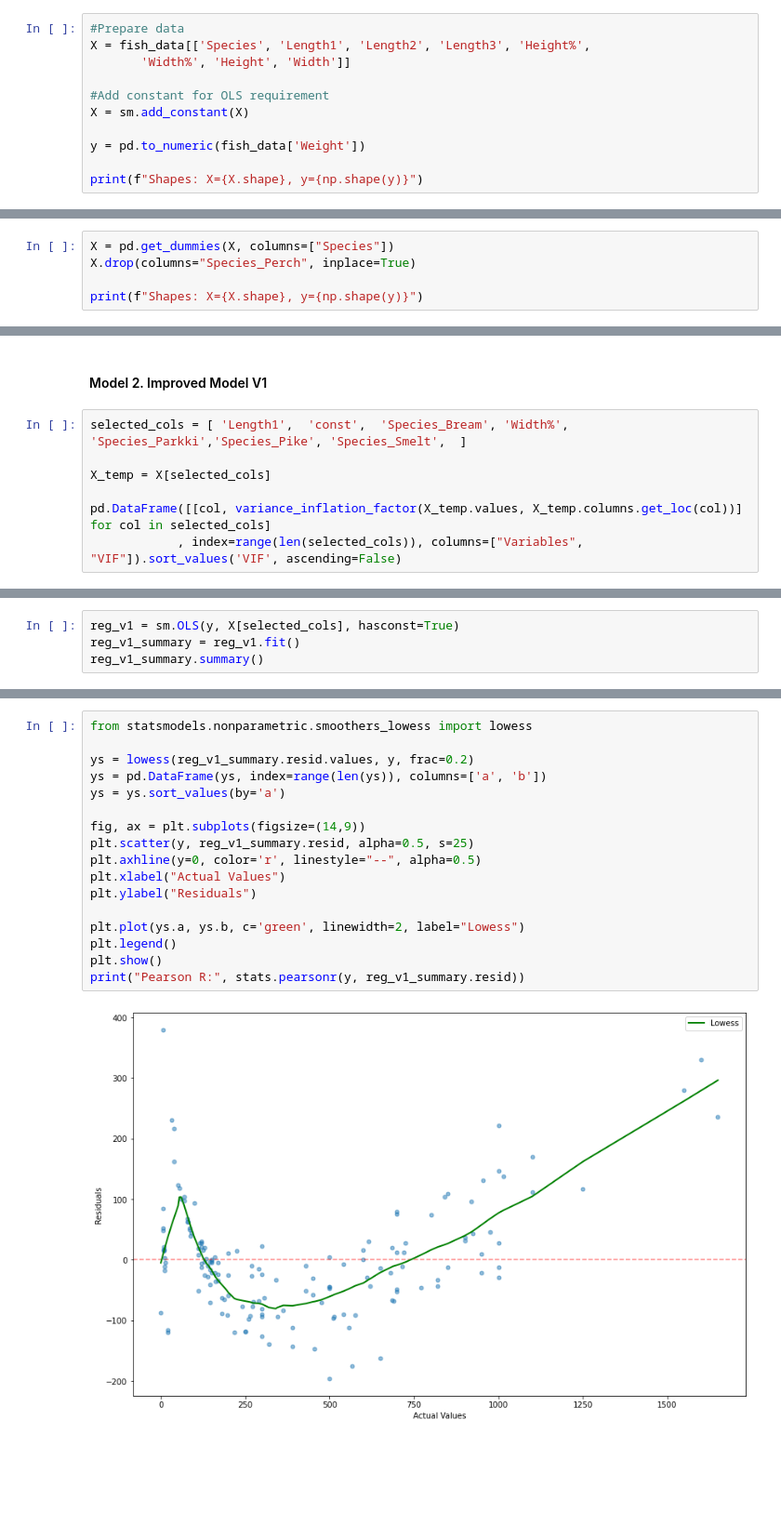
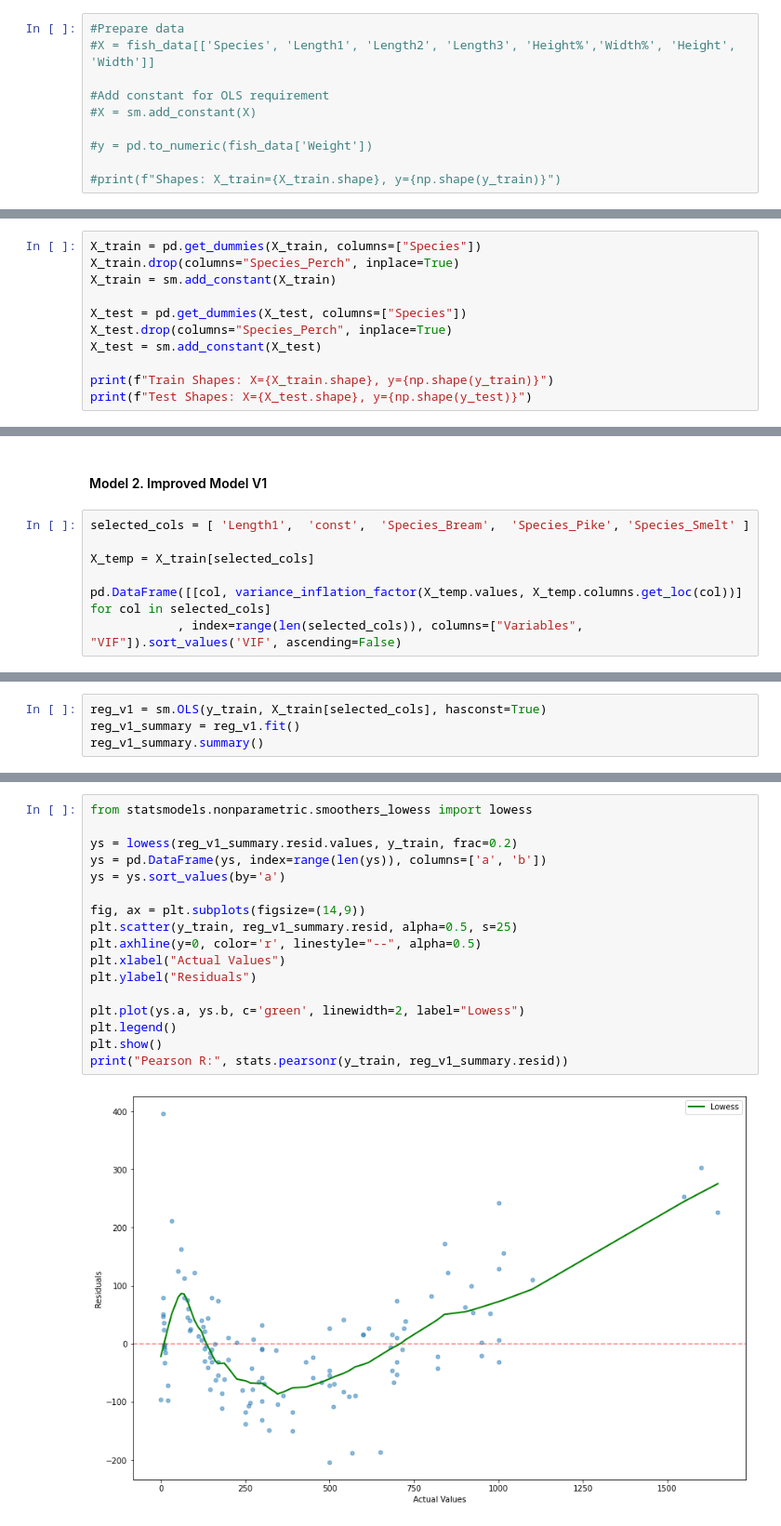
Before and after one commit to mrutyunjay17/Hands-On-Machine-Learning, a Jupyter notebook: practice_dummy_datasets/MLR_Fish_Market/analysis.ipynb, the cells around one changed output, grey strips where cells are left out. Shown at 93% size. Drawn from its saved outputs; the diff is of its cells as text; blank space fills up the shorter version.

````diff
--- a/practice_dummy_datasets/MLR_Fish_Market/analysis.ipynb
+++ b/practice_dummy_datasets/MLR_Fish_Market/analysis.ipynb
@@ -201,11 +281,10 @@ Goal is to study impact of highly correlated independant variables on our predic
 # %%
 #Prepare data
-X = fish_data[['Species', 'Length1', 'Length2', 'Length3', 'Height%',
-       'Width%', 'Height', 'Width']]
+#X = fish_data[['Species', 'Length1', 'Length2', 'Length3', 'Height%','Width%', 'Height', 'Width']]
 
 #Add constant for OLS requirement
-X = sm.add_constant(X)
+#X = sm.add_constant(X)
 
-y = pd.to_numeric(fish_data['Weight'])
+#y = pd.to_numeric(fish_data['Weight'])
 
-print(f"Shapes: X={X.shape}, y={np.shape(y)}")
+#print(f"Shapes: X_train={X_train.shape}, y={np.shape(y_train)}")
@@ -214,8 +291,14 @@ Shapes: X=(159, 9), y=(159,)
 # %% [markdown]
 We'll OneHotEncode ```Species``` and drop ```Species = Perch``` to avoid **dummy variable trap** and keep base the condition.
 # %%
-X = pd.get_dummies(X, columns=["Species"])
-X.drop(columns="Species_Perch", inplace=True)
+X_train = pd.get_dummies(X_train, columns=["Species"])
+X_train.drop(columns="Species_Perch", inplace=True)
+X_train = sm.add_constant(X_train)
 
-print(f"Shapes: X={X.shape}, y={np.shape(y)}")
+X_test = pd.get_dummies(X_test, columns=["Species"])
+X_test.drop(columns="Species_Perch", inplace=True)
+X_test = sm.add_constant(X_test)
+
+print(f"Train Shapes: X={X_train.shape}, y={np.shape(y_train)}")
+print(f"Test Shapes: X={X_test.shape}, y={np.shape(y_test)}")
 # %% [output]
@@ -300,9 +419,9 @@ Baseline Features- ['Length2', 'Length1', 'Length3', 'const', 'Width', 'Height',
 # %% [markdown]
 #### Model 2. Improved Model V1
 # %%
-selected_cols = [ 'Length1',  'const',  'Species_Bream', 'Width%', 'Species_Parkki','Species_Pike', 'Species_Smelt',  ]
+selected_cols = [ 'Length1',  'const',  'Species_Bream',  'Species_Pike', 'Species_Smelt' ]
 
-X_temp = X[selected_cols]
+X_temp = X_train[selected_cols]
 
 pd.DataFrame([[col, variance_inflation_factor(X_temp.values, X_temp.columns.get_loc(col))] for col in selected_cols]
             , index=range(len(selected_cols)), columns=["Variables", "VIF"]).sort_values('VIF', ascending=False)
@@ -318,5 +435,5 @@ pd.DataFrame([[col, variance_inflation_factor(X_temp.values, X_temp.columns.get_
 # %%
-reg_v1 = sm.OLS(y, X[selected_cols], hasconst=True)
+reg_v1 = sm.OLS(y_train, X_train[selected_cols], hasconst=True)
 reg_v1_summary = reg_v1.fit()
 reg_v1_summary.summary()
 # %% [output]
@@ -411,19 +547,19 @@ Let's now visualize strength of the correlation between predicted and actual wei
 # %%
 from statsmodels.nonparametric.smoothers_lowess import lowess
 
-ys = lowess(reg_v1_summary.resid.values, y, frac=0.2)
+ys = lowess(reg_v1_summary.resid.values, y_train, frac=0.2)
 ys = pd.DataFrame(ys, index=range(len(ys)), columns=['a', 'b'])
 ys = ys.sort_values(by='a')
 
 fig, ax = plt.subplots(figsize=(14,9))
-plt.scatter(y, reg_v1_summary.resid, alpha=0.5, s=25)
+plt.scatter(y_train, reg_v1_summary.resid, alpha=0.5, s=25)
 plt.axhline(y=0, color='r', linestyle="--", alpha=0.5)
 plt.xlabel("Actual Values")
 plt.ylabel("Residuals")
 
 plt.plot(ys.a, ys.b, c='green', linewidth=2, label="Lowess")
 plt.legend()
 plt.show()
-print("Pearson R:", stats.pearsonr(y, reg_v1_summary.resid))
+print("Pearson R:", stats.pearsonr(y_train, reg_v1_summary.resid))
 # %% [output]
-[figure, old version]
+[figure, new version]
````
Also changed, not shown: parts of 51 cells of this notebook.
